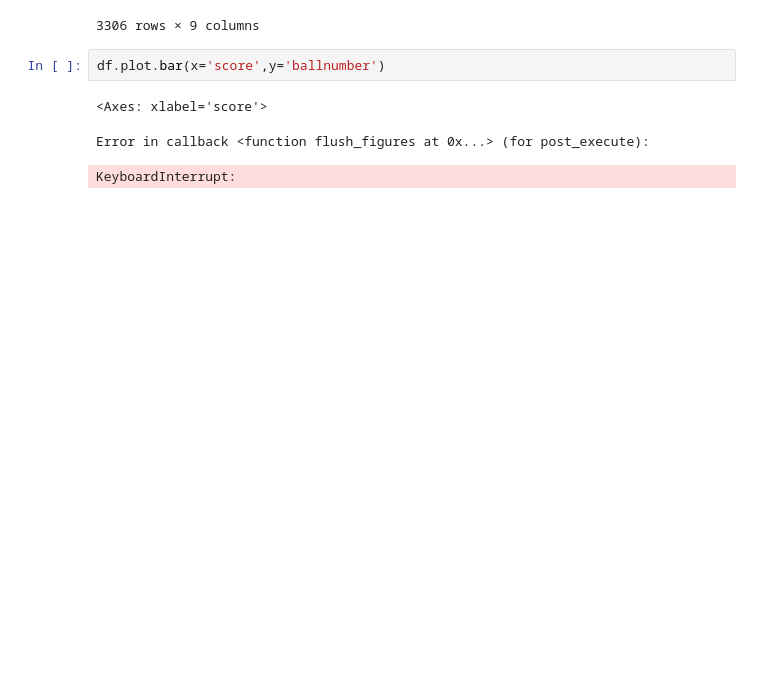
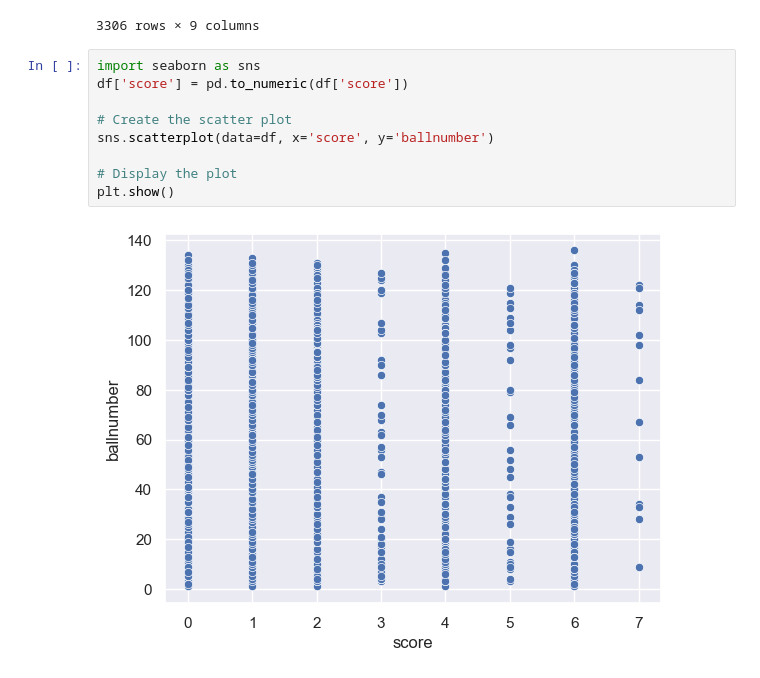
Before and after one commit to srupat/CSI-AIML, a Jupyter notebook: task 1/ball_by_ball.ipynb, the cells around one changed output. Drawn from its saved outputs; the diff is of its cells as text; blank space fills up the shorter version.

```diff
--- a/task 1/ball_by_ball.ipynb
+++ b/task 1/ball_by_ball.ipynb
@@ -78,9 +78,14 @@ boundary_df
 | 17856 | 74 | 93 | 2 | 14.5 | 6 | Ravindra Jadeja | Mohit Sharma | Mohit Sharma to Ravindra Jadeja, ... | 6 |
 | 17857 | 74 | 94 | 2 | 14.6 | 4 | Ravindra Jadeja | Mohit Sharma | Mohit Sharma to Ravindra Jadeja, ... | 4 |
 3306 rows × 9 columns
-# %%
-df.plot.bar(x='score',y='ballnumber')
-# %% [output]
-<Axes: xlabel='score'>
-Error in callback <function flush_figures at 0x...> (for post_execute):
-KeyboardInterrupt:
+# %%
+import seaborn as sns
+df['score'] = pd.to_numeric(df['score'])
+
+# Create the scatter plot
+sns.scatterplot(data=df, x='score', y='ballnumber')
+
+# Display the plot
+plt.show()
+# %% [output]
+[figure, added]
```
Also changed, not shown: 1 other file.
